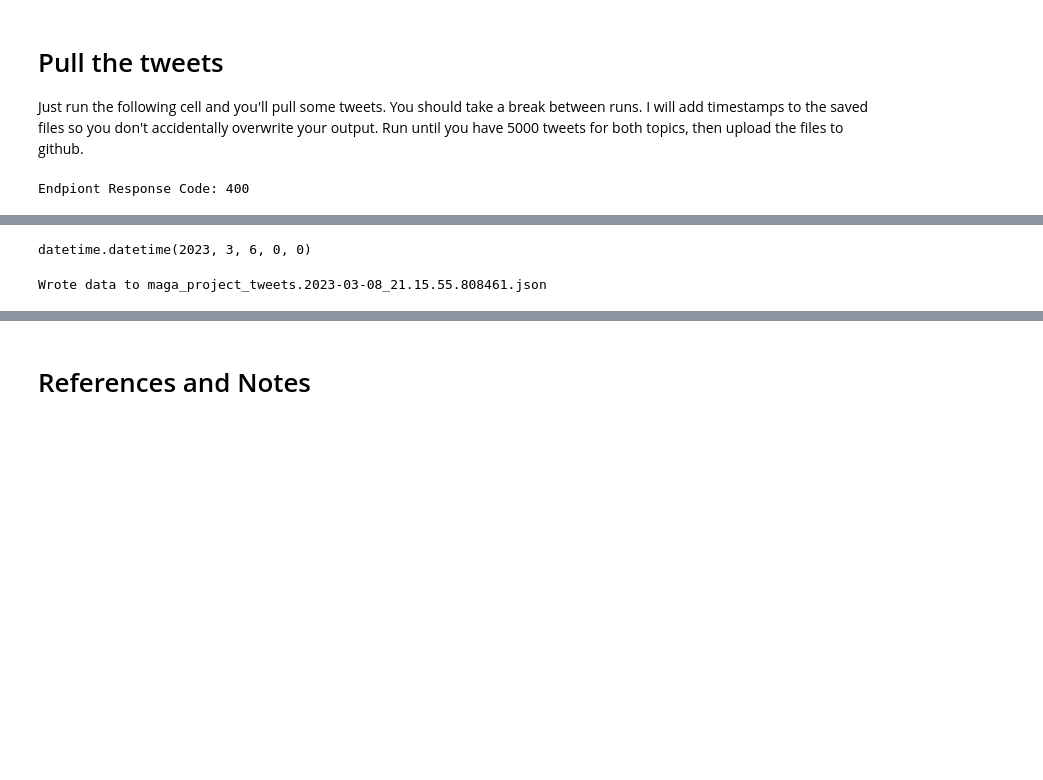
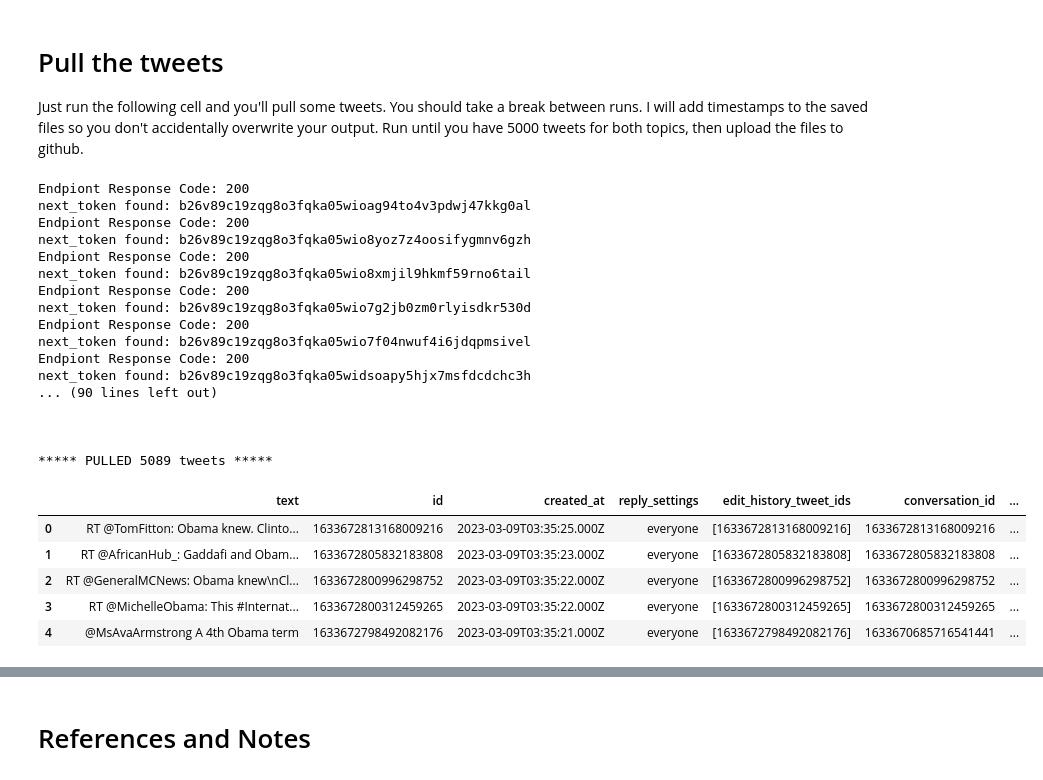
Before and after one commit to sareek/NLP_on_Social_Media_Data, a Jupyter notebook: src/724_project_pull_tweets.ipynb, the cells around one changed output, grey strips where cells are left out. Cells and saved outputs as stored; diff of their text form; code cells hidden in the pictures; blank space fills up the shorter version.

Commit message:
add first rounds of data

```diff
--- a/src/724_project_pull_tweets.ipynb
+++ b/src/724_project_pull_tweets.ipynb
@@ -19,7 +22,7 @@ from datetime import datetime
 1. upload your data files to https://github.com/sareek/NLP_on_Social_Media_Data.
 # %%
 my_token = "PUT YOUR TOKEN HERE"
-my_topic = "maga"
+my_topic = "statehoood"
 # %% [markdown]
 ### Helper functions and setup
 # %%
@@ -49,6 +52,8 @@ def create_url(keyword, max_results=10):
     query_params = {
         'query': keyword,
         'max_results': max_results,
+        #'start_time': "2023-03-06T00:00:00Z",  # lose geo and other fields when we limit
+        #'end_time': "2023-03-06T11:59:59Z",
         'expansions': 'author_id,in_reply_to_user_id,geo.place_id',
         'tweet.fields': 'id,text,author_id,in_reply_to_user_id,geo,conversation_id,' \
                         'created_at,lang,public_metrics,referenced_tweets,reply_settings,source',
@@ -84,7 +89,7 @@ def connect_to_endpoint_2(url, headers, params):
 
 
 
-def collect_tweets_to_df(keyword:str, tweets_count=100):  # TODO: max_results here should be variable, but call to create_url() maxes at 100.
+def collect_tweets_to_df(keyword:str, tweets_count=5000):  # TODO: max_results here should be variable, but call to create_url() maxes at 100.
     '''Return a pandas df containing results of a query based on
     provided keyword and a parameters list.
     '''
@@ -130,34 +135,48 @@ Just run the following cell and you'll pull some tweets.  You should take a brea
 # %%
 # try it out
 #keyword = "memphis lang:en -is:retweet"
 #my_df, my_response = collect_tweets_to_df(keyword)
 
-#my_keyword = f'{my_topic} lang:en'  # by default keyword search is case-insensitive; retweets appear truncated
-
-# Test time bounds:
-'''Windowing over time ranges using start_time and end_time in query parameters. Type should be ISO 8601 date, i.e. YYYY-MM-DDTHH:mm:ssZ. This sets the newest, most recent UTC timestap to which the Tweets will be provided.'''
-#YYYY-MM-DDTHH:mm:ssZ
-start = datetime(2023, 3, 6, 0, 0, 0)
-end = datetime(2023, 3, 6, 23, 59, 59)
-#my_keyword = f'{my_topic} lang:en start_time:{start} end_time:{end}'
-my_keyword = f'{my_topic} lang:en start_time:2023-03-06T01:00:00Z end_time:2023-03-06T23:59:59Z'
+my_keyword = f'{my_topic} lang:en'  # by default keyword search is case-insensitive; retweets appear truncated
 
 my_df, my_response = collect_tweets_to_df(my_keyword)
 print(f'\n\n\n***** PULLED {my_df.shape[0]} tweets *****\n\n')
 display(my_df.head())
 
 # write df to tsv
 timestamp = str(datetime.now()).replace(' ', '_').replace(':', '.')
 file_topic = my_topic.replace(' ', '_')
 output_path = f'{file_topic}_project_tweets.{timestamp}.tsv'
 
 my_df.to_csv(output_path, sep='\t')
 print(f'Wrote data to {output_path}')
 
 # write also to json (just in case)
 output_path = f'{file_topic}_project_tweets.{timestamp}.json'
 
 my_df.to_json(output_path)
 print(f'Wrote json data to {output_path}')
 # %% [output]
-Endpiont Response Code: 400
+Endpiont Response Code: 200
+next_token found: b26v89c19zqg8o3fqka05wioag94to4v3pdwj47kkg0al
+Endpiont Response Code: 200
+next_token found: b26v89c19zqg8o3fqka05wio8yoz7z4oosifygmnv6gzh
+Endpiont Response Code: 200
+next_token found: b26v89c19zqg8o3fqka05wio8xmjil9hkmf59rno6tail
+Endpiont Response Code: 200
+next_token found: b26v89c19zqg8o3fqka05wio7g2jb0zm0rlyisdkr530d
+Endpiont Response Code: 200
+next_token found: b26v89c19zqg8o3fqka05wio7f04nwuf4i6jdqpmsivel
+Endpiont Response Code: 200
+next_token found: b26v89c19zqg8o3fqka05widsoapy5hjx7msfdcdchc3h
+... (90 lines left out)
+
+
+
+***** PULLED 5089 tweets *****
+|  | text | id | created_at | reply_settings | edit_history_tweet_ids | conversation_id | ... |
+| 0 | RT @TomFitton: Obama knew. Clinto... | 1633672813168009216 | 2023-03-09T03:35:25.000Z | everyone | [1633672813168009216] | 1633672813168009216 | ... |
+| 1 | RT @AfricanHub_: Gaddafi and Obam... | 1633672805832183808 | 2023-03-09T03:35:23.000Z | everyone | [1633672805832183808] | 1633672805832183808 | ... |
+| 2 | RT @GeneralMCNews: Obama knew\nCl... | 1633672800996298752 | 2023-03-09T03:35:22.000Z | everyone | [1633672800996298752] | 1633672800996298752 | ... |
+| 3 | RT @MichelleObama: This #Internat... | 1633672800312459265 | 2023-03-09T03:35:22.000Z | everyone | [1633672800312459265] | 1633672800312459265 | ... |
+| 4 | @MsAvaArmstrong A 4th Obama term | 1633672798492082176 | 2023-03-09T03:35:21.000Z | everyone | [1633672798492082176] | 1633670685716541441 | ... |
@@ -165,24 +184,0 @@ Exception: (400, '{"errors":[{"parameters":{"query":["maga lang:en start_time:20
-# %%
-start
-# %% [output]
-datetime.datetime(2023, 3, 6, 0, 0)
-# %%
-# DELETEME, just testing:
-
-# # write df to tsv
-# timestamp = str(datetime.now()).replace(' ', '_').replace(':', '.')
-# file_topic = my_topic.replace(' ', '_')
-# output_path = f'{file_topic}_project_tweets.{timestamp}.csv'
-
-# my_df.to_csv(output_path, sep='|')
-# print(f'Wrote data to {output_path}')
-
-# Write to json?
-timestamp = str(datetime.now()).replace(' ', '_').replace(':', '.')
-file_topic = my_topic.replace(' ', '_')
-output_path = f'{file_topic}_project_tweets.{timestamp}.json'
-
-my_df.to_json(output_path)
-print(f'Wrote data to {output_path}')
-# %% [output]
-Wrote data to maga_project_tweets.2023-03-08_21.15.55.808461.json
```
Also changed, not shown: parts of 4 cells of this notebook, 14 other files.
